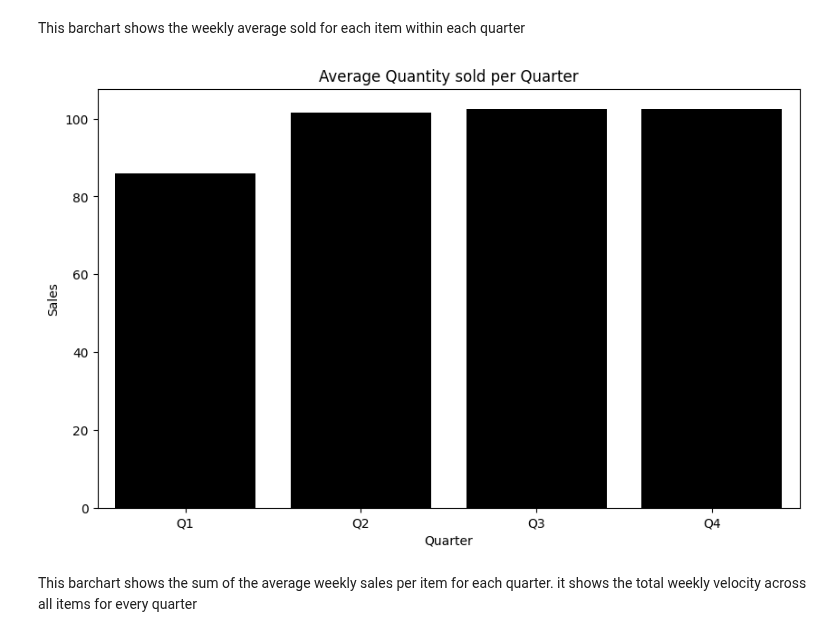
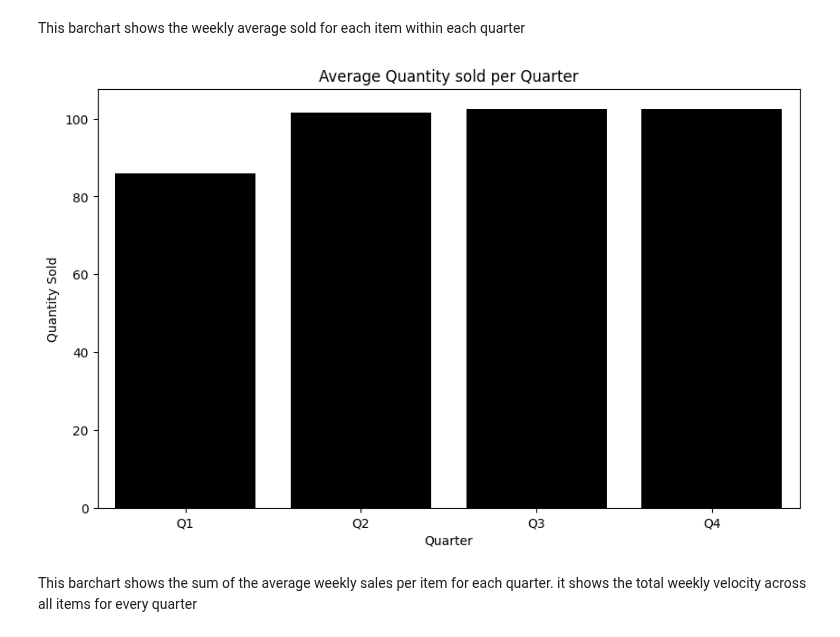
Before and after one commit to alexkardan/ABS-Visualizations, a Jupyter notebook: ABS_Weekly_data.ipynb, the cells around one changed output. Drawn from its saved outputs; the diff is of its cells as text; code cells hidden in the pictures.

```diff
--- a/ABS_Weekly_data.ipynb
+++ b/ABS_Weekly_data.ipynb
@@ -213,13 +213,13 @@ This barchart shows the weekly average sold for each item within each quarter
 # %%
 
 plt.figure(figsize=(10, 6))
 sns.barplot(x='Quarter', y='Quantity Total', color = 'black', data=quarterly_sales, estimator=sum, errorbar=None)
 plt.title('Average Quantity sold per Quarter')
 plt.xlabel('Quarter')
-plt.ylabel('Sales')
+plt.ylabel('Quantity Sold')
 plt.show()
 # %% [output]
-[figure, old version]
+[figure, new version]
 # %% [markdown]
 This barchart shows the sum of the average weekly sales per item for each quarter. it shows the total weekly velocity across all items for every quarter
 # %%
```
Also changed, not shown: parts of 3 cells of this notebook.
